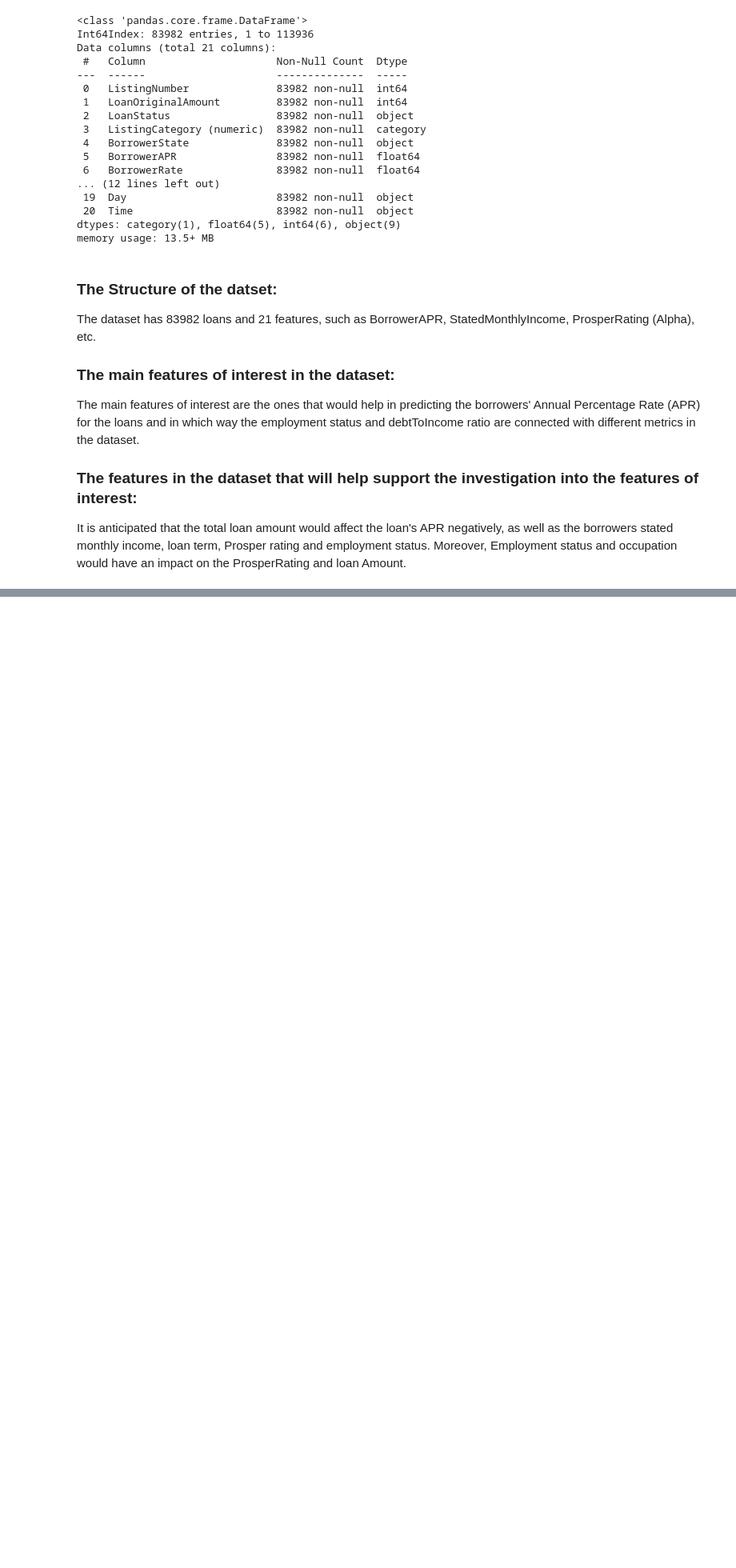
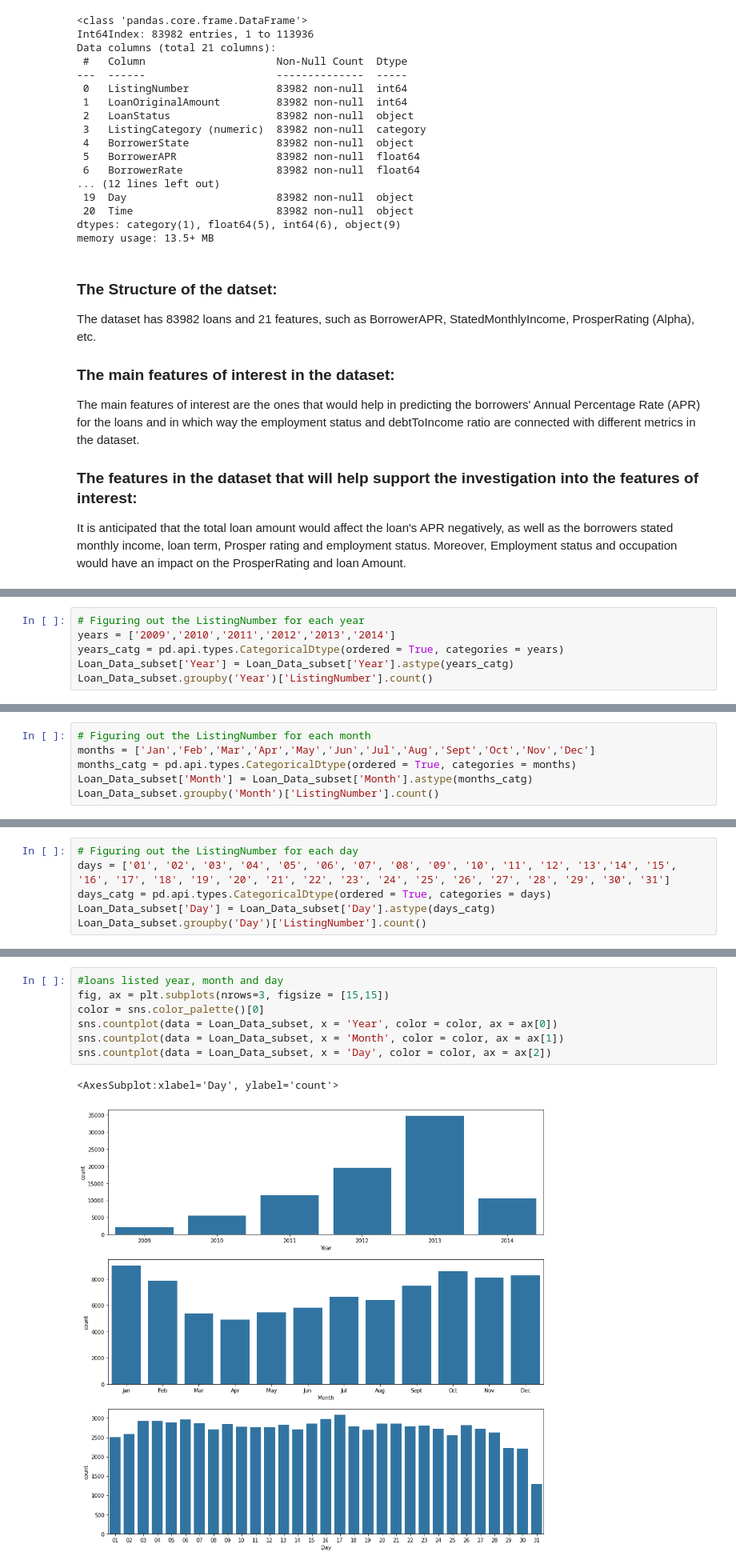
Before and after one commit to Yara-Aldajjani/Analyzing-Loan-Data-from-Prosper, a Jupyter notebook: Prosper_Loan_Data_Analyses.ipynb, the cells around one changed output, grey strips where cells are left out. Shown at 80% size. Drawn from its saved outputs; the diff is of its cells as text; blank space fills up the shorter version.

```diff
--- a/Prosper_Loan_Data_Analyses.ipynb
+++ b/Prosper_Loan_Data_Analyses.ipynb
@@ -619,0 +579,6 @@ It is anticipated that the total loan amount would affect the loan's APR negativ
+# %%
+# Figuring out the ListingNumber for each year
+years = ['2009','2010','2011','2012','2013','2014']
+years_catg = pd.api.types.CategoricalDtype(ordered = True, categories = years)
+Loan_Data_subset['Year'] = Loan_Data_subset['Year'].astype(years_catg)
+Loan_Data_subset.groupby('Year')['ListingNumber'].count()
@@ -619,0 +594,6 @@ It is anticipated that the total loan amount would affect the loan's APR negativ
+# %%
+# Figuring out the ListingNumber for each month
+months = ['Jan','Feb','Mar','Apr','May','Jun','Jul','Aug','Sept','Oct','Nov','Dec']
+months_catg = pd.api.types.CategoricalDtype(ordered = True, categories = months)
+Loan_Data_subset['Month'] = Loan_Data_subset['Month'].astype(months_catg)
+Loan_Data_subset.groupby('Month')['ListingNumber'].count()
@@ -619,0 +615,6 @@ It is anticipated that the total loan amount would affect the loan's APR negativ
+# %%
+# Figuring out the ListingNumber for each day
+days = ['01', '02', '03', '04', '05', '06', '07', '08', '09', '10', '11', '12', '13','14', '15', '16', '17', '18', '19', '20', '21', '22', '23', '24', '25', '26', '27', '28', '29', '30', '31']
+days_catg = pd.api.types.CategoricalDtype(ordered = True, categories = days)
+Loan_Data_subset['Day'] = Loan_Data_subset['Day'].astype(days_catg)
+Loan_Data_subset.groupby('Day')['ListingNumber'].count()
@@ -619,0 +639,10 @@ It is anticipated that the total loan amount would affect the loan's APR negativ
+# %%
+#loans listed year, month and day
+fig, ax = plt.subplots(nrows=3, figsize = [15,15])
+color = sns.color_palette()[0]
+sns.countplot(data = Loan_Data_subset, x = 'Year', color = color, ax = ax[0])
+sns.countplot(data = Loan_Data_subset, x = 'Month', color = color, ax = ax[1])
+sns.countplot(data = Loan_Data_subset, x = 'Day', color = color, ax = ax[2])
+# %% [output]
+<AxesSubplot:xlabel='Day', ylabel='count'>
+[figure, added]
```
Also changed, not shown: parts of 79 cells of this notebook, 1 other file.
